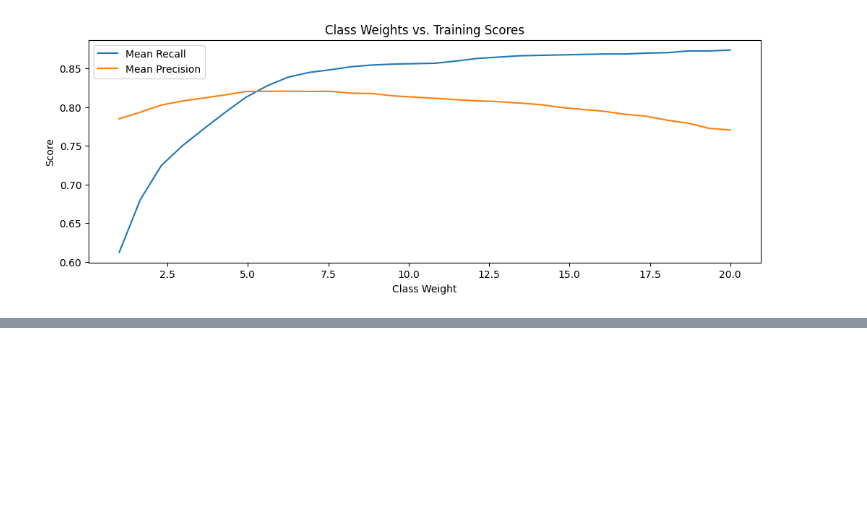
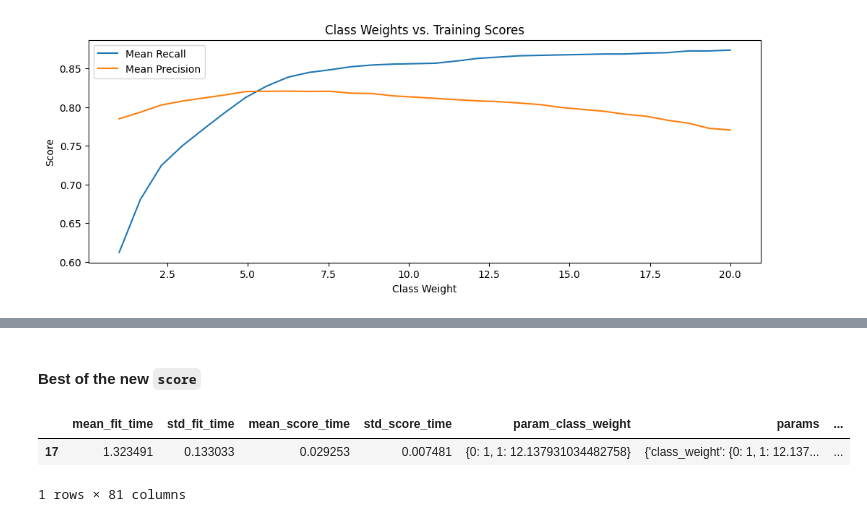
Before and after one commit to nirmit27/ds-and-ml, a Jupyter notebook: Models/credit-card-fraud-detection.ipynb, the cells around one changed output, grey strips where cells are left out. Cells and saved outputs as stored; diff of their text form; code cells hidden in the pictures; blank space fills up the shorter version.

```diff
--- a/Models/credit-card-fraud-detection.ipynb
+++ b/Models/credit-card-fraud-detection.ipynb
@@ -270,0 +328,8 @@ plt.show()
+# %% [markdown]
+#### **Best** of the new `score`
+# %%
+cv_results_pr2.sort_values(by='mean_test_min_recall_precision', ascending=False).head(1)
+# %% [output]
+|  | mean_fit_time | std_fit_time | mean_score_time | std_score_time | param_class_weight | params | ... |
+| 17 | 1.323491 | 0.133033 | 0.029253 | 0.007481 | {0: 1, 1: 12.137931034482758} | {'class_weight': {0: 1, 1: 12.137... | ... |
+1 rows × 81 columns
```
Also changed, not shown: parts of 14 cells of this notebook.
